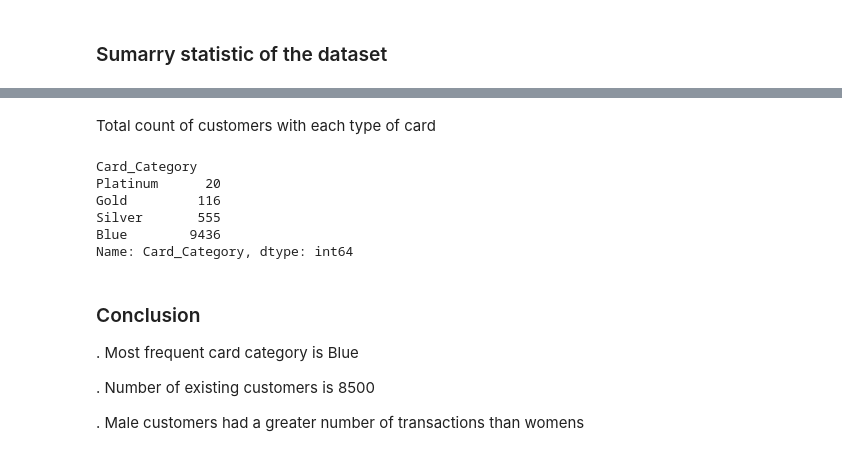
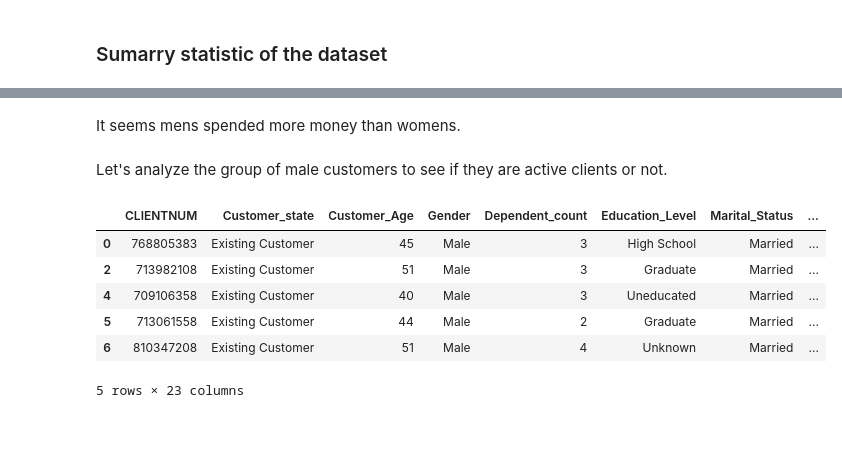
Before and after one commit to gas2345678/data_analysis-portfolio, a Jupyter notebook: Python/credit_cards_customers.ipynb, the cells around one changed output, grey strips where cells are left out. Cells and saved outputs as stored; diff of their text form; code cells hidden in the pictures; blank space fills up the shorter version.

Commit message:
corrected errors and objectives on credit cards project

```diff
--- a/Python/credit_cards_customers.ipynb
+++ b/Python/credit_cards_customers.ipynb
@@ -133,24 +101,15 @@ Text(0.5, 1.0, 'Customer State')
-# %% [markdown]
- Total count of customers with each type of card
-# %%
-#We get the total amount of customers with each credit card category
-credit_cards_type = df.groupby("Card_Category")["Card_Category"].agg("count")
-#We order the quantity in ascending order
-sorted_credit_cards = credit_cards_type.sort_values(ascending=True)
-#Print the result
-print(sorted_credit_cards)
-# %% [output]
-Card_Category
-Platinum      20
-Gold         116
-Silver       555
-Blue        9436
-Name: Card_Category, dtype: int64
-# %% [markdown]
-### Conclusion
-
-. Most frequent card category is Blue
-
-. Number of existing customers is 8500
-
-. Male customers had a greater number of transactions than womens
+# %% [markdown]
+It seems mens spended more money than womens.
+# %% [markdown]
+Let's analyze the group of male customers to see if they are active clients or not.
+# %%
+male_customers = df.loc[df["Gender"] == "Male"]
+male_customers.head()
+# %% [output]
+|  | CLIENTNUM | Customer_state | Customer_Age | Gender | Dependent_count | Education_Level | Marital_Status | ... |
+| 0 | 768805383 | Existing Customer | 45 | Male | 3 | High School | Married | ... |
+| 2 | 713982108 | Existing Customer | 51 | Male | 3 | Graduate | Married | ... |
+| 4 | 709106358 | Existing Customer | 40 | Male | 3 | Uneducated | Married | ... |
+| 5 | 713061558 | Existing Customer | 44 | Male | 2 | Graduate | Married | ... |
+| 6 | 810347208 | Existing Customer | 51 | Male | 4 | Unknown | Married | ... |
+5 rows × 23 columns
```
Also changed, not shown: parts of 24 cells of this notebook.
